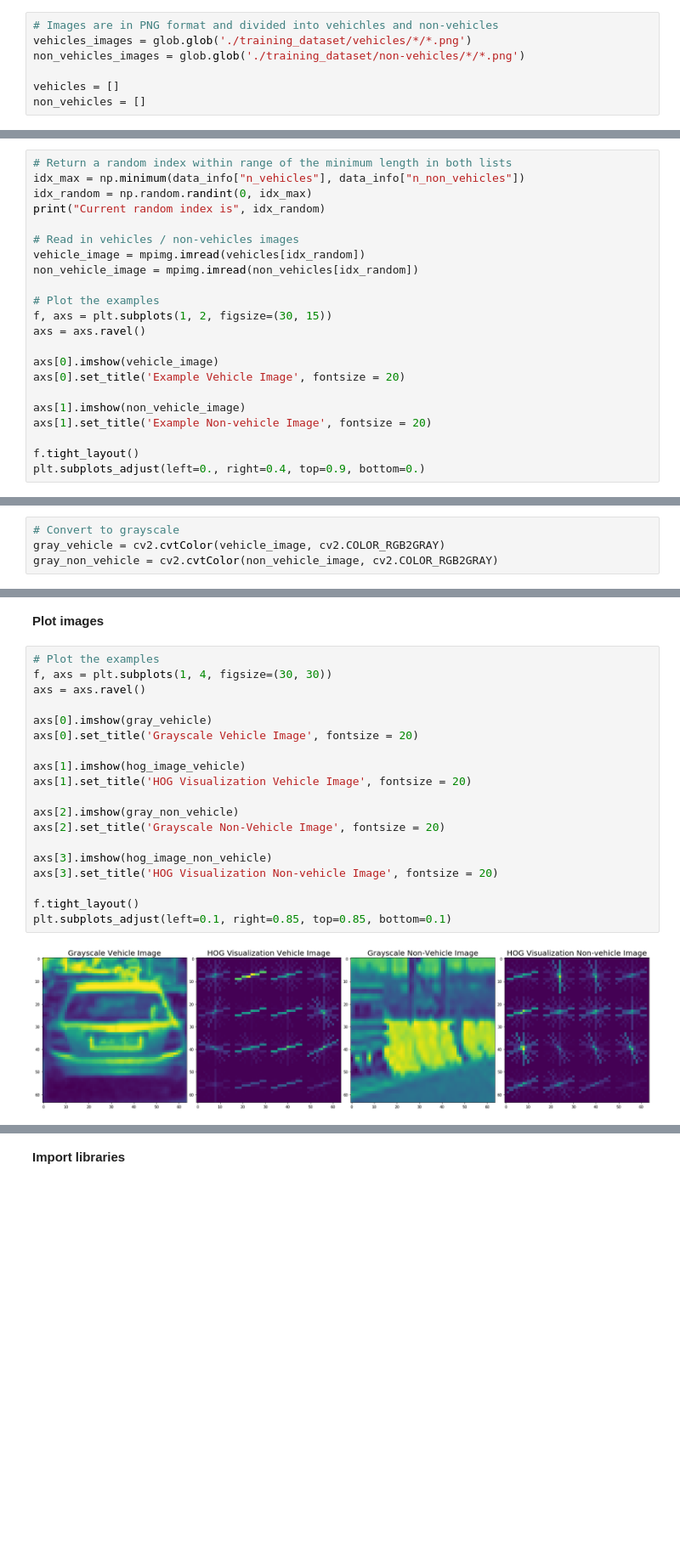
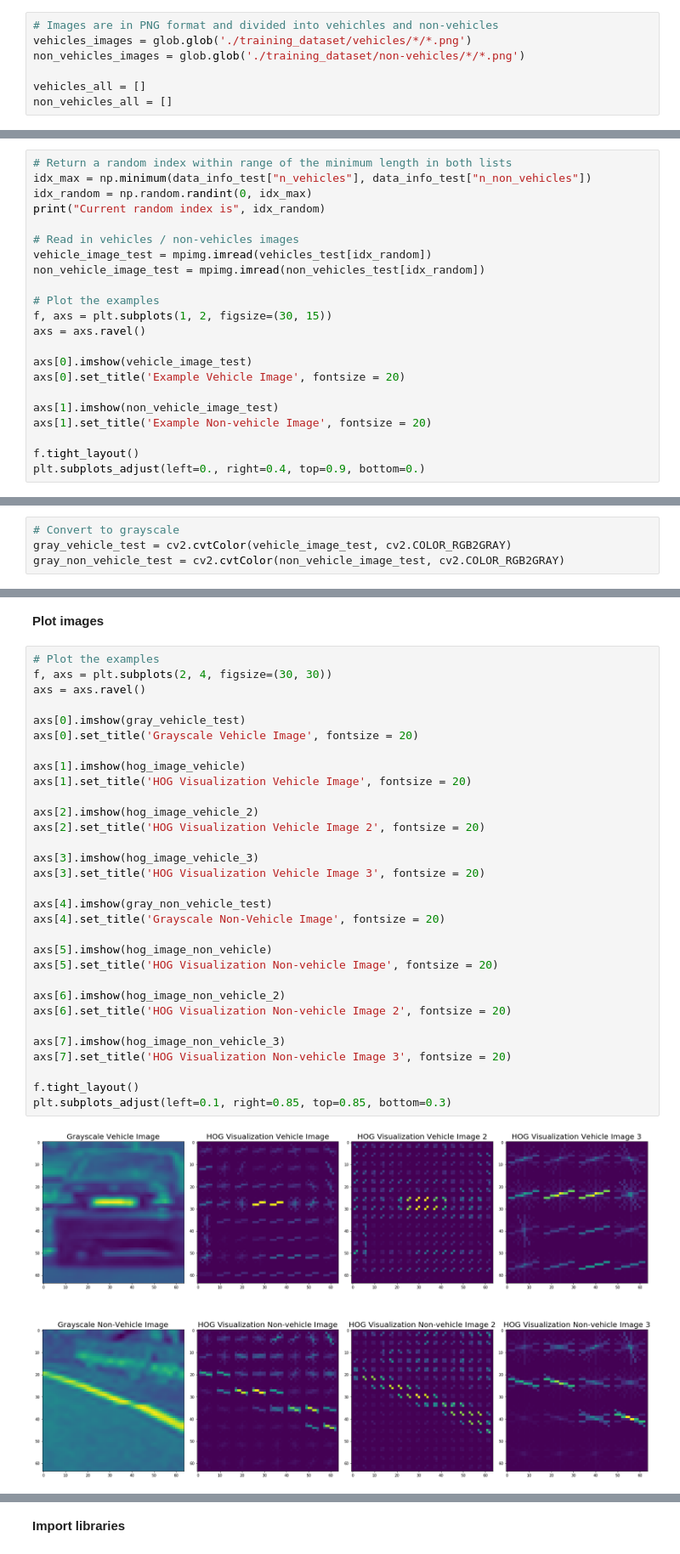
Before and after one commit to guoquheweilai/CarND-Term1-P5-Vehicle-Detection-and-Tracking, a Jupyter notebook: Vehicle_Detection.ipynb, the cells around one changed output, grey strips where cells are left out. Shown: that part at 85% size. Drawn from its saved outputs; the diff is of its cells as text; blank space fills up the shorter version.

Commit message:
Finished Histogram of Oriented Gradients (HOG)

```diff
--- a/Vehicle_Detection.ipynb
+++ b/Vehicle_Detection.ipynb
@@ -48,8 +48,8 @@ __Initialization__
 vehicles_images = glob.glob('./training_dataset/vehicles/*/*.png')
 non_vehicles_images = glob.glob('./training_dataset/non-vehicles/*/*.png')
 
-vehicles = []
-non_vehicles = []
+vehicles_all = []
+non_vehicles_all = []
 # %% [markdown]
 __Reading all images__
 # %%
@@ -82,22 +82,22 @@ of size:  (64, 64, 3)  and data type: float32
 __Plot one sample image from each classes__
 # %%
 # Return a random index within range of the minimum length in both lists
-idx_max = np.minimum(data_info["n_vehicles"], data_info["n_non_vehicles"])
+idx_max = np.minimum(data_info_test["n_vehicles"], data_info_test["n_non_vehicles"])
 idx_random = np.random.randint(0, idx_max)
 print("Current random index is", idx_random)
 
 # Read in vehicles / non-vehicles images
-vehicle_image = mpimg.imread(vehicles[idx_random])
-non_vehicle_image = mpimg.imread(non_vehicles[idx_random])
+vehicle_image_test = mpimg.imread(vehicles_test[idx_random])
+non_vehicle_image_test = mpimg.imread(non_vehicles_test[idx_random])
 
 # Plot the examples
 f, axs = plt.subplots(1, 2, figsize=(30, 15))
 axs = axs.ravel()
 
-axs[0].imshow(vehicle_image)
+axs[0].imshow(vehicle_image_test)
 axs[0].set_title('Example Vehicle Image', fontsize = 20)
 
-axs[1].imshow(non_vehicle_image)
+axs[1].imshow(non_vehicle_image_test)
 axs[1].set_title('Example Non-vehicle Image', fontsize = 20)
 
 f.tight_layout()
@@ -124,8 +139,8 @@ feature_vec = False
 __Covert to grayscale__
 # %%
 # Convert to grayscale
-gray_vehicle = cv2.cvtColor(vehicle_image, cv2.COLOR_RGB2GRAY)
-gray_non_vehicle = cv2.cvtColor(non_vehicle_image, cv2.COLOR_RGB2GRAY)
+gray_vehicle_test = cv2.cvtColor(vehicle_image_test, cv2.COLOR_RGB2GRAY)
+gray_non_vehicle_test = cv2.cvtColor(non_vehicle_image_test, cv2.COLOR_RGB2GRAY)
 # %% [markdown]
 __Return HOG features and visualization__
 # %%
@@ -141,23 +175,35 @@ features_non_vehicle, hog_image_non_vehicle = get_hog_features(gray_non_vehicle,
 __Plot images__
 # %%
 # Plot the examples
-f, axs = plt.subplots(1, 4, figsize=(30, 30))
+f, axs = plt.subplots(2, 4, figsize=(30, 30))
 axs = axs.ravel()
 
-axs[0].imshow(gray_vehicle)
+axs[0].imshow(gray_vehicle_test)
 axs[0].set_title('Grayscale Vehicle Image', fontsize = 20)
 
 axs[1].imshow(hog_image_vehicle)
 axs[1].set_title('HOG Visualization Vehicle Image', fontsize = 20)
 
-axs[2].imshow(gray_non_vehicle)
-axs[2].set_title('Grayscale Non-Vehicle Image', fontsize = 20)
+axs[2].imshow(hog_image_vehicle_2)
+axs[2].set_title('HOG Visualization Vehicle Image 2', fontsize = 20)
 
-axs[3].imshow(hog_image_non_vehicle)
-axs[3].set_title('HOG Visualization Non-vehicle Image', fontsize = 20)
+axs[3].imshow(hog_image_vehicle_3)
+axs[3].set_title('HOG Visualization Vehicle Image 3', fontsize = 20)
+
+axs[4].imshow(gray_non_vehicle_test)
+axs[4].set_title('Grayscale Non-Vehicle Image', fontsize = 20)
+
+axs[5].imshow(hog_image_non_vehicle)
+axs[5].set_title('HOG Visualization Non-vehicle Image', fontsize = 20)
+
+axs[6].imshow(hog_image_non_vehicle_2)
+axs[6].set_title('HOG Visualization Non-vehicle Image 2', fontsize = 20)
+
+axs[7].imshow(hog_image_non_vehicle_3)
+axs[7].set_title('HOG Visualization Non-vehicle Image 3', fontsize = 20)
 
 f.tight_layout()
-plt.subplots_adjust(left=0.1, right=0.85, top=0.85, bottom=0.1)
+plt.subplots_adjust(left=0.1, right=0.85, top=0.85, bottom=0.3)
 # %% [output]
-[figure, old version]
+[figure, new version]
 # %% [markdown]
```
Also changed, not shown: parts of 45 cells of this notebook, 1 other file.
